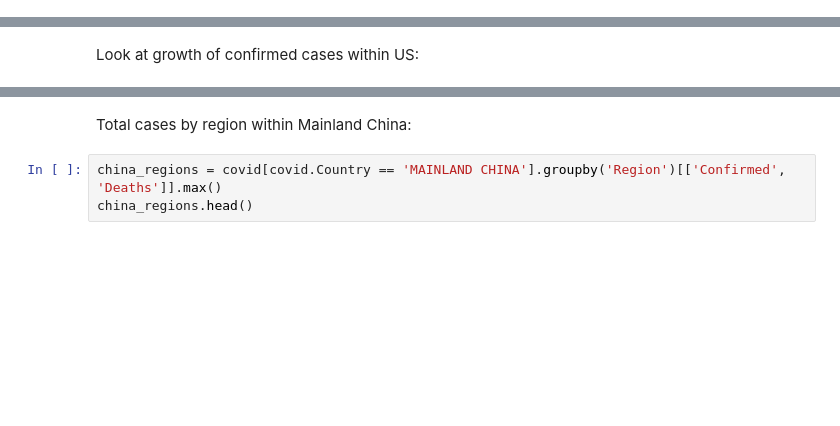
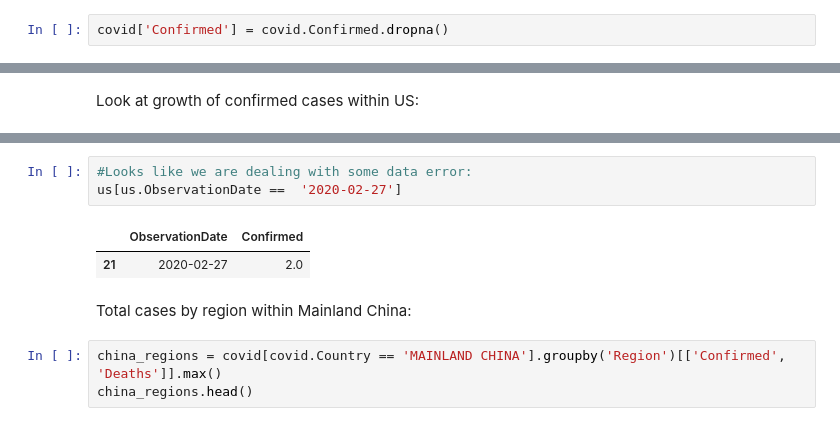
Before and after one commit to charm-data/DataSummit2020-Pandas, a Jupyter notebook: Summit_Pandas_Tutorial.ipynb, the cells around one changed output, grey strips where cells are left out. Saved outputs shown, nothing was run; the diff lists cells and outputs as text; blank space fills up the shorter version.

```diff
--- a/Summit_Pandas_Tutorial.ipynb
+++ b/Summit_Pandas_Tutorial.ipynb
@@ -409,3 +751,5 @@ covid.iloc[36:40]
+# %%
+covid['Confirmed'] = covid.Confirmed.dropna()
 # %% [markdown]
 Sometimes it makes sense to remove missing values from data set, and in that case we would use **dropna()** method. By default, **dropna()** will drop all rows in which any null value is present:
 
@@ -588,3 +1139,9 @@ us.plot.line(x = 'ObservationDate', y = 'Confirmed')
+# %%
+#Looks like we are dealing with some data error:
+us[us.ObservationDate ==  '2020-02-27']
+# %% [output]
+|  | ObservationDate | Confirmed |
+| 21 | 2020-02-27 | 2.0 |
 # %% [markdown]
 Total cases by region within Mainland China:
 # %%
```
Also changed, not shown: parts of 92 cells of this notebook, 1 other file.
